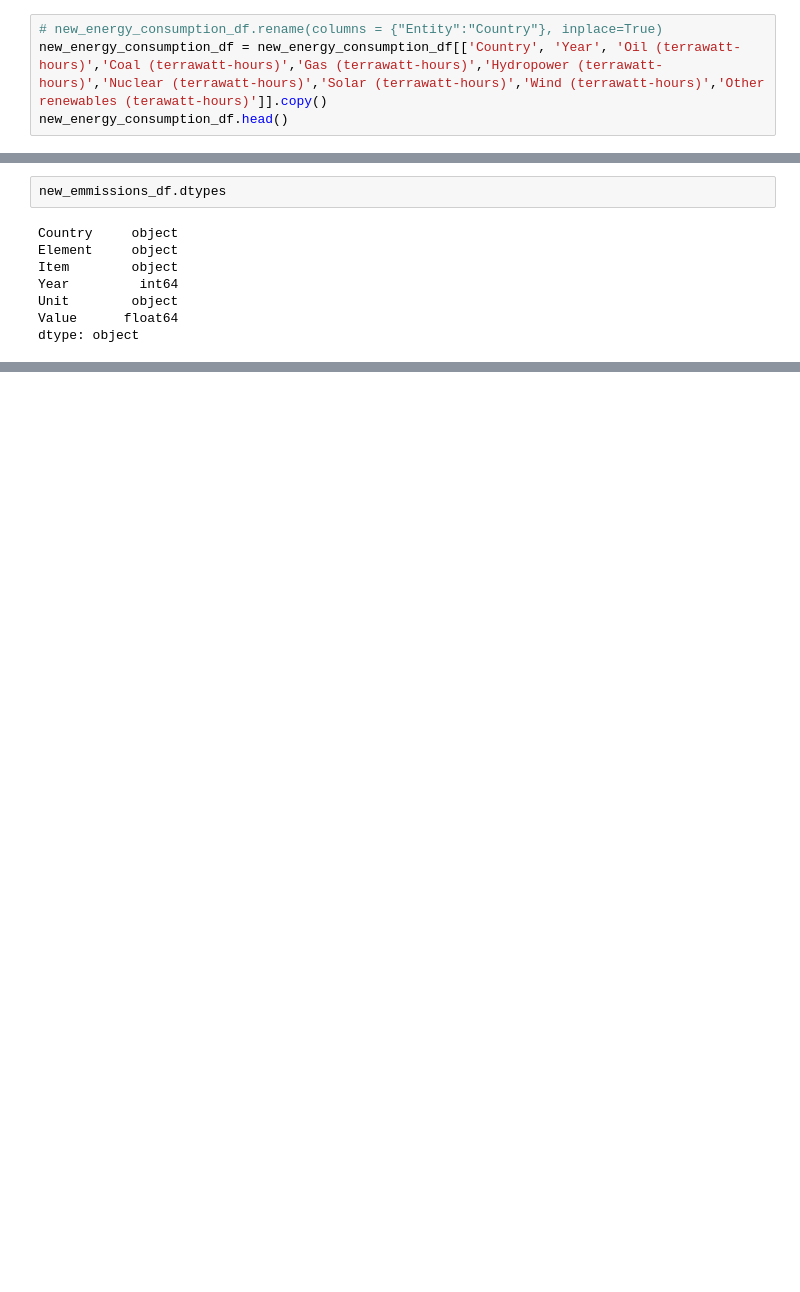
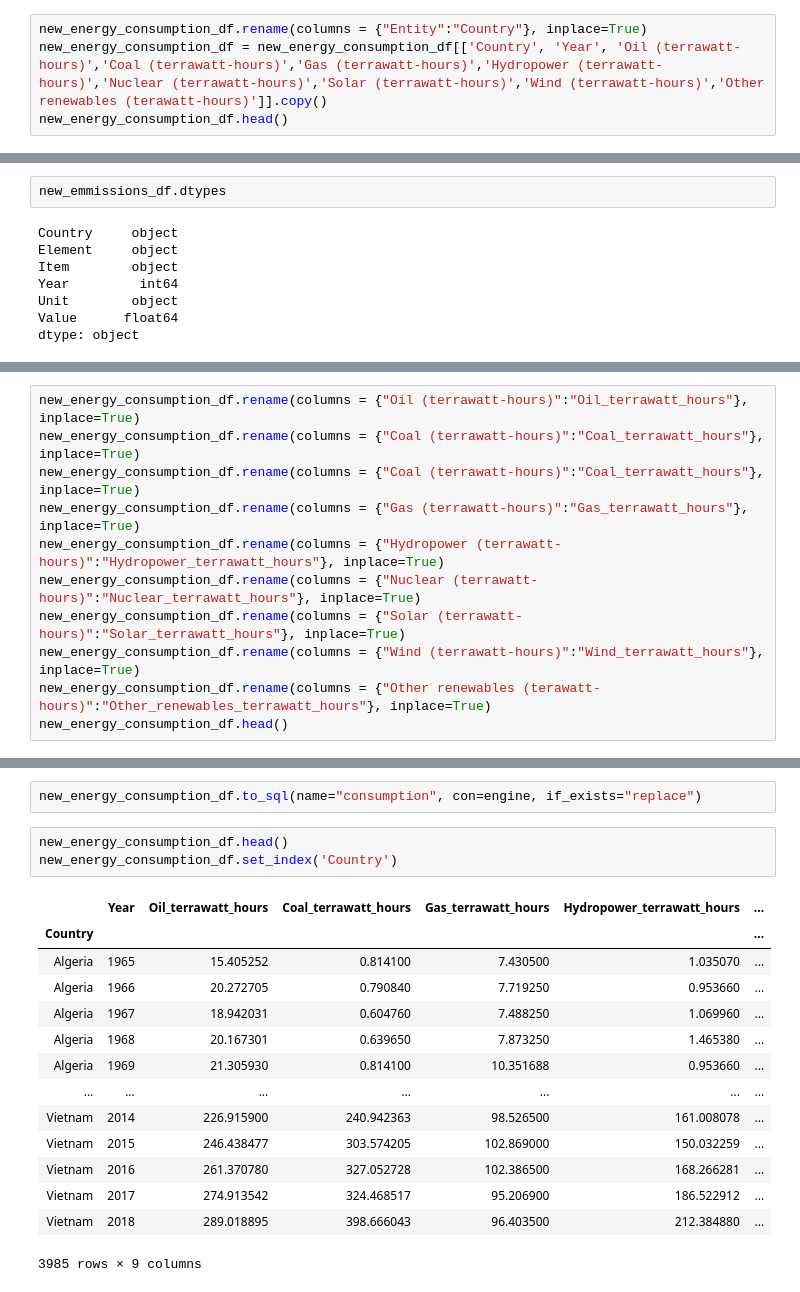
Before and after one commit to rimsha-aziz/ETL, a Jupyter notebook: Transform_csvs.ipynb, the cells around one changed output, grey strips where cells are left out. Saved outputs shown, nothing was run; the diff lists cells and outputs as text; blank space fills up the shorter version.

```diff
--- a/Transform_csvs.ipynb
+++ b/Transform_csvs.ipynb
@@ -152,5 +161,5 @@ new_emmissions_df.drop(Yugoslav , inplace=True)
 # %%
-# new_energy_consumption_df.rename(columns = {"Entity":"Country"}, inplace=True)
+new_energy_consumption_df.rename(columns = {"Entity":"Country"}, inplace=True)
 new_energy_consumption_df = new_energy_consumption_df[['Country', 'Year', 'Oil (terrawatt-hours)','Coal (terrawatt-hours)','Gas (terrawatt-hours)','Hydropower (terrawatt-hours)','Nuclear (terrawatt-hours)','Solar (terrawatt-hours)','Wind (terrawatt-hours)','Other renewables (terawatt-hours)']].copy()
 new_energy_consumption_df.head()
 # %% [output]
@@ -186,0 +228,11 @@ dtype: object
+# %%
+new_energy_consumption_df.rename(columns = {"Oil (terrawatt-hours)":"Oil_terrawatt_hours"}, inplace=True)
+new_energy_consumption_df.rename(columns = {"Coal (terrawatt-hours)":"Coal_terrawatt_hours"}, inplace=True)
+new_energy_consumption_df.rename(columns = {"Coal (terrawatt-hours)":"Coal_terrawatt_hours"}, inplace=True)
+new_energy_consumption_df.rename(columns = {"Gas (terrawatt-hours)":"Gas_terrawatt_hours"}, inplace=True)
+new_energy_consumption_df.rename(columns = {"Hydropower (terrawatt-hours)":"Hydropower_terrawatt_hours"}, inplace=True)
+new_energy_consumption_df.rename(columns = {"Nuclear (terrawatt-hours)":"Nuclear_terrawatt_hours"}, inplace=True)
+new_energy_consumption_df.rename(columns = {"Solar (terrawatt-hours)":"Solar_terrawatt_hours"}, inplace=True)
+new_energy_consumption_df.rename(columns = {"Wind (terrawatt-hours)":"Wind_terrawatt_hours"}, inplace=True)
+new_energy_consumption_df.rename(columns = {"Other renewables (terawatt-hours)":"Other_renewables_terrawatt_hours"}, inplace=True)
+new_energy_consumption_df.head()
@@ -186,0 +246,20 @@ dtype: object
+# %%
+new_energy_consumption_df.to_sql(name="consumption", con=engine, if_exists="replace")
+# %%
+new_energy_consumption_df.head()
+new_energy_consumption_df.set_index('Country')
+# %% [output]
+|  | Year | Oil_terrawatt_hours | Coal_terrawatt_hours | Gas_terrawatt_hours | Hydropower_terrawatt_hours | ... |
+| Country |  |  |  |  |  | ... |
+| Algeria | 1965 | 15.405252 | 0.814100 | 7.430500 | 1.035070 | ... |
+| Algeria | 1966 | 20.272705 | 0.790840 | 7.719250 | 0.953660 | ... |
+| Algeria | 1967 | 18.942031 | 0.604760 | 7.488250 | 1.069960 | ... |
+| Algeria | 1968 | 20.167301 | 0.639650 | 7.873250 | 1.465380 | ... |
+| Algeria | 1969 | 21.305930 | 0.814100 | 10.351688 | 0.953660 | ... |
+| ... | ... | ... | ... | ... | ... | ... |
+| Vietnam | 2014 | 226.915900 | 240.942363 | 98.526500 | 161.008078 | ... |
+| Vietnam | 2015 | 246.438477 | 303.574205 | 102.869000 | 150.032259 | ... |
+| Vietnam | 2016 | 261.370780 | 327.052728 | 102.386500 | 168.266281 | ... |
+| Vietnam | 2017 | 274.913542 | 324.468517 | 95.206900 | 186.522912 | ... |
+| Vietnam | 2018 | 289.018895 | 398.666043 | 96.403500 | 212.384880 | ... |
+3985 rows × 9 columns
```
Also changed, not shown: parts of 13 cells of this notebook, 2 other files.
